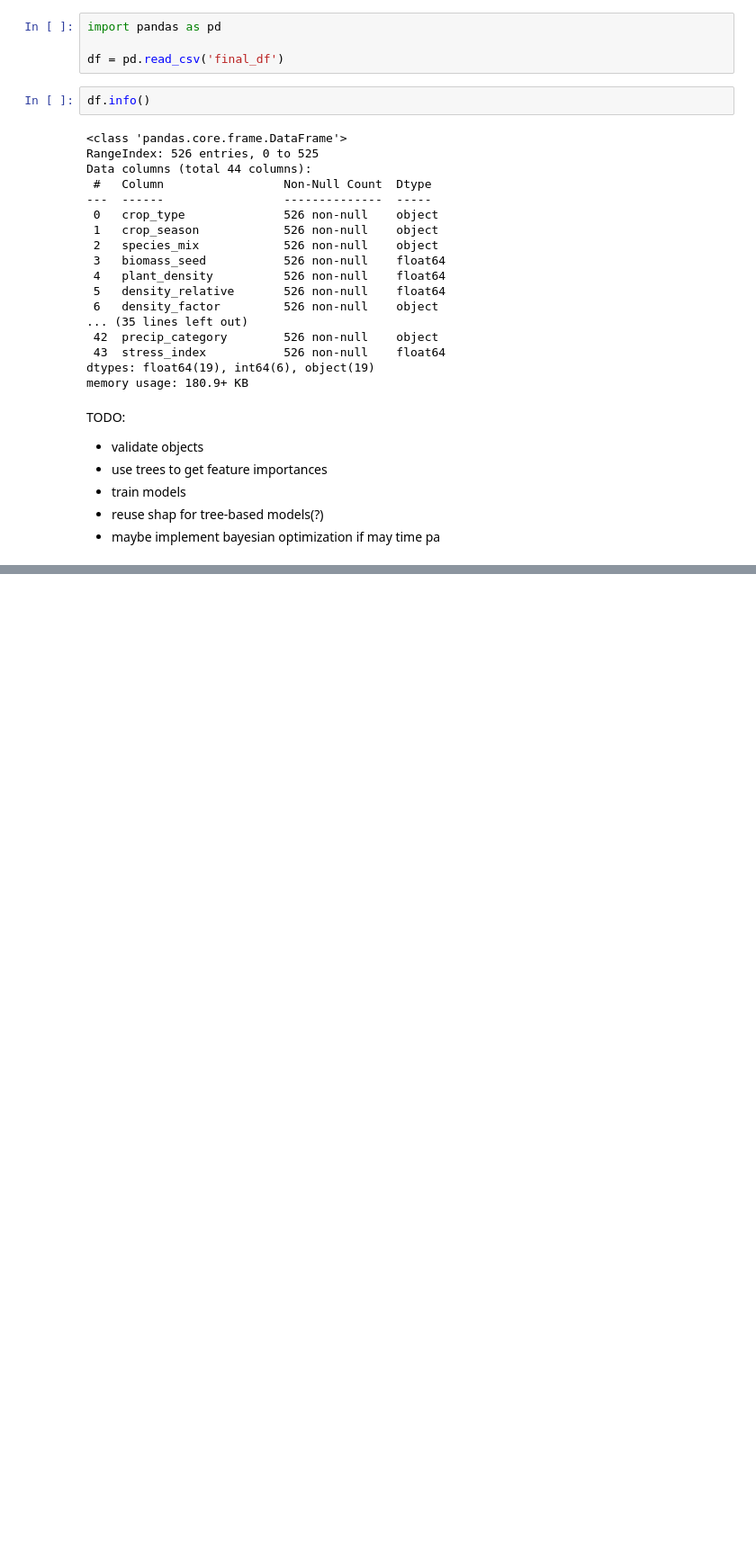
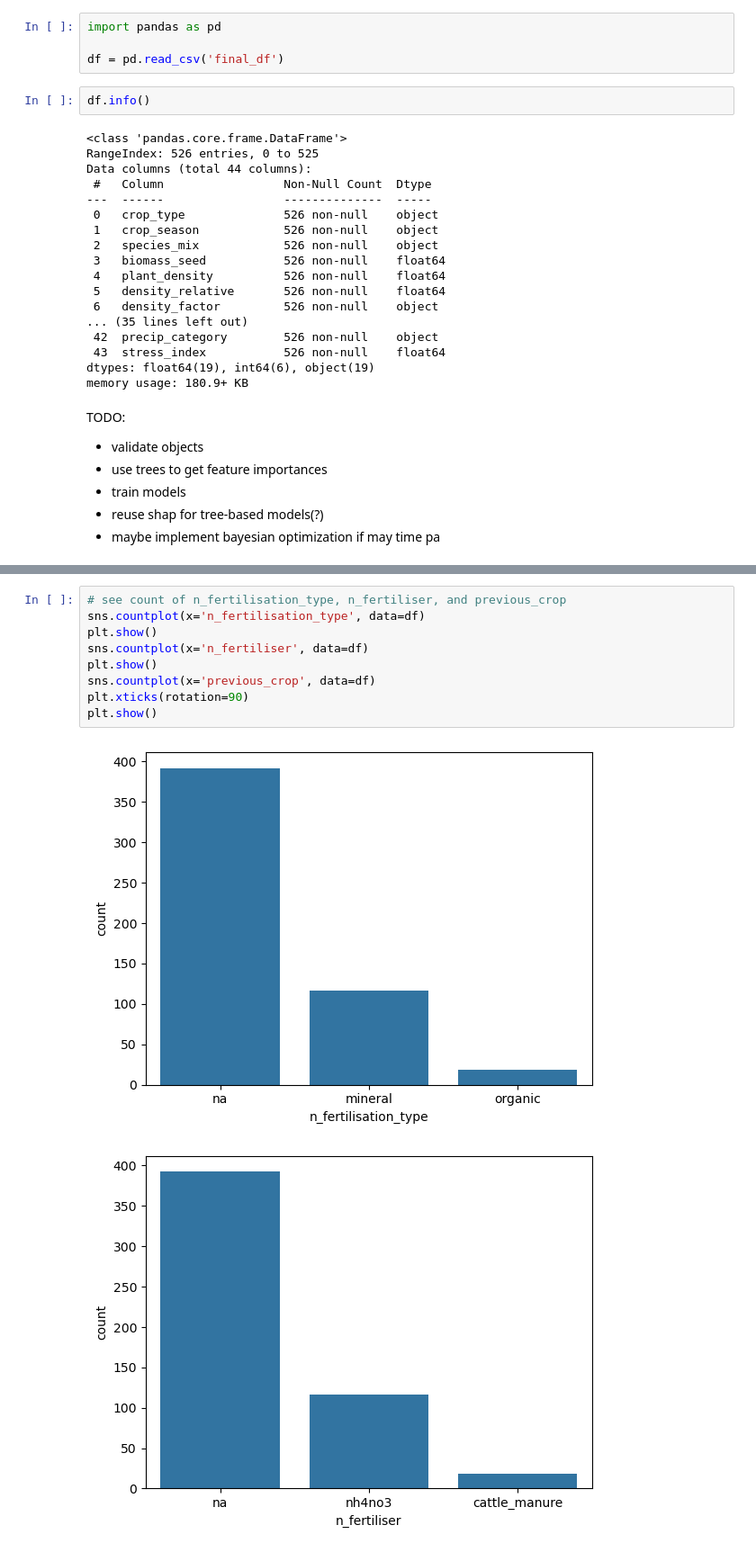
Before and after one commit to kabsmeiou/plant-density, a Jupyter notebook: notebook.ipynb, the cells around one changed output, grey strips where cells are left out. Shown at 90% size. Cells and saved outputs as stored; diff of their text form; blank space fills up the shorter version.

```diff
--- a/notebook.ipynb
+++ b/notebook.ipynb
@@ -31,0 +84,12 @@ TODO:
+# %%
+# see count of n_fertilisation_type, n_fertiliser, and previous_crop
+sns.countplot(x='n_fertilisation_type', data=df)
+plt.show()
+sns.countplot(x='n_fertiliser', data=df)
+plt.show()
+sns.countplot(x='previous_crop', data=df)
+plt.xticks(rotation=90)
+plt.show()
+# %% [output]
+[figure, added]
+[figure, added]
```
Also changed, not shown: parts of 37 cells of this notebook.
